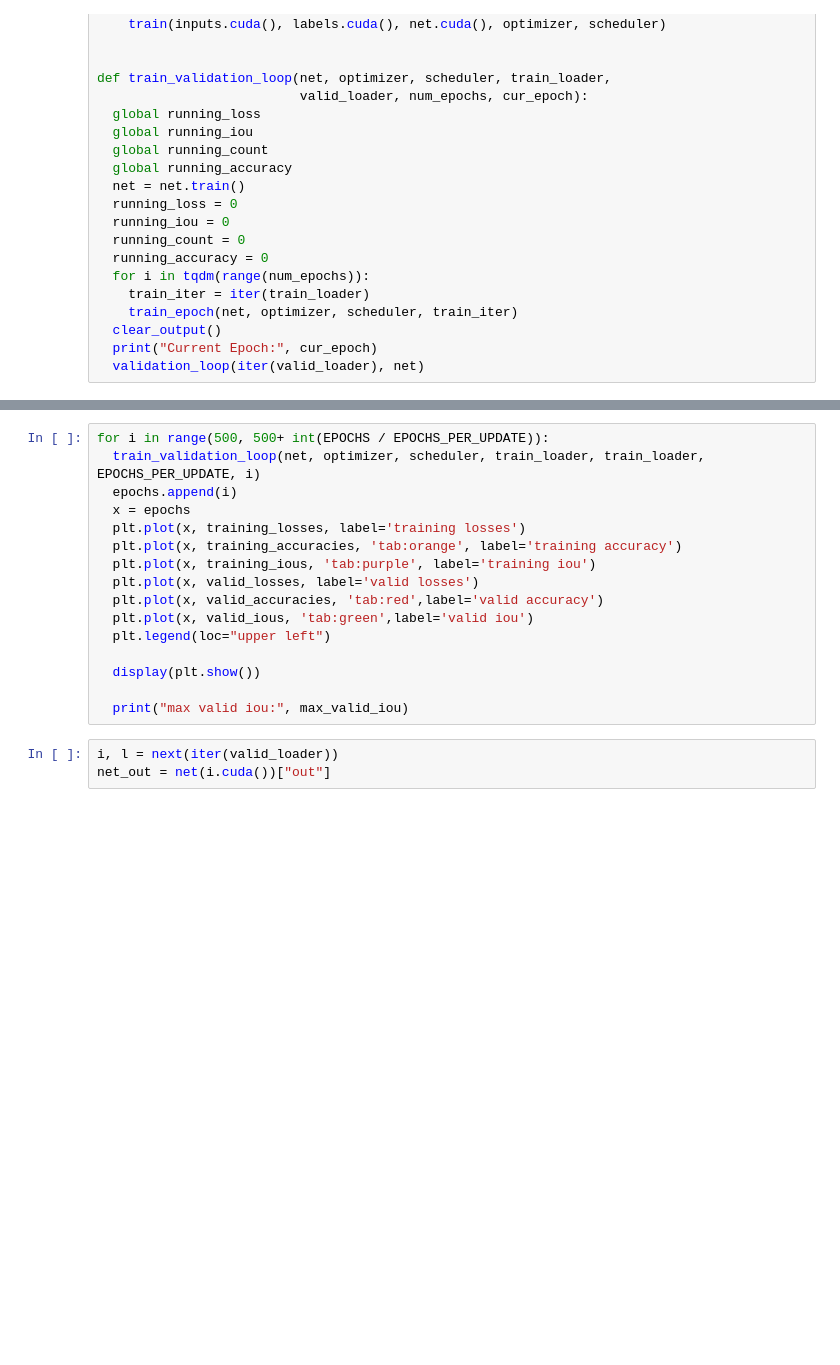
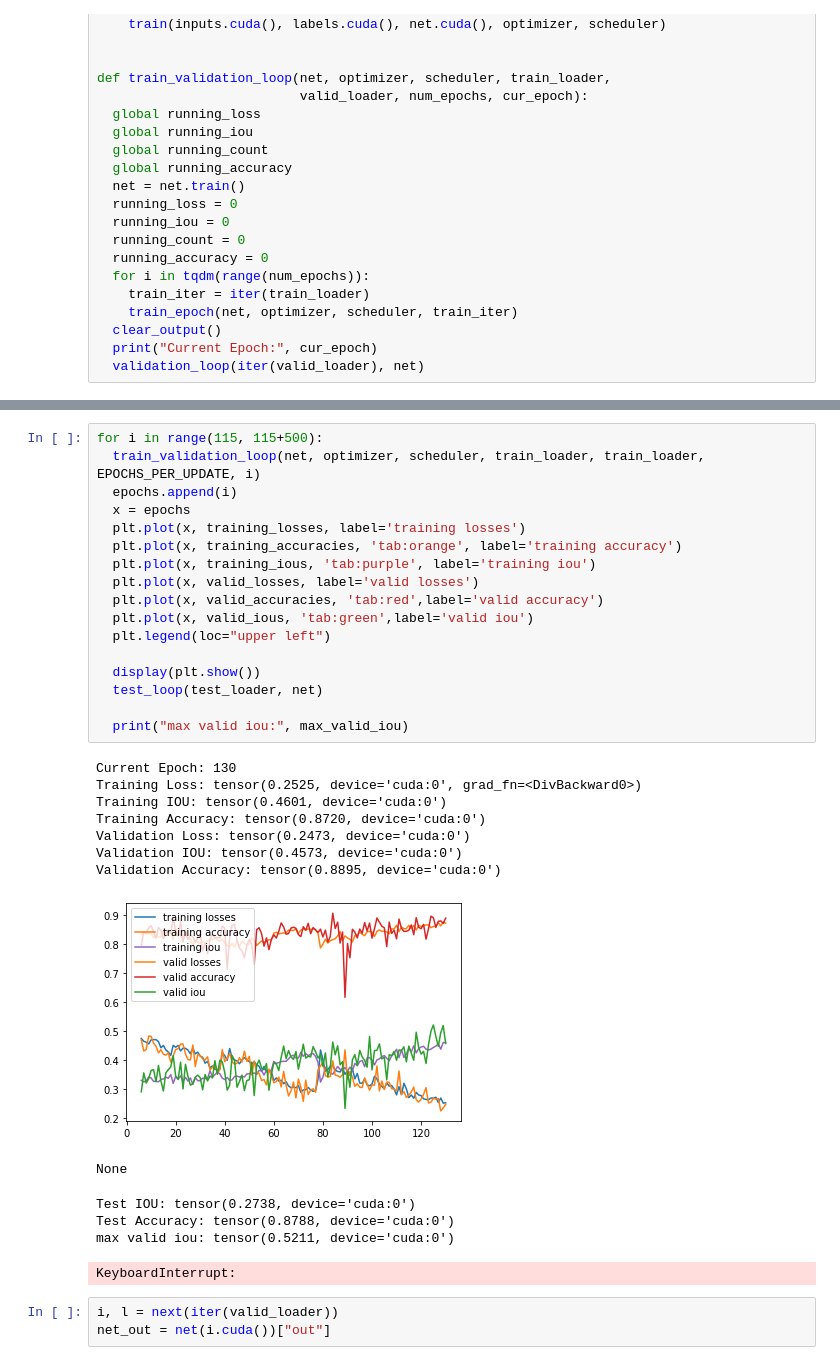
Before and after one commit to dbonafilia/SGDWR-AdamWR-Keras, a Jupyter notebook: Main_Training_Stuff.ipynb, the cells around one changed output, grey strips where cells are left out. Saved outputs shown, nothing was run; the diff lists cells and outputs as text; blank space fills up the shorter version.

```diff
--- a/Main_Training_Stuff.ipynb
+++ b/Main_Training_Stuff.ipynb
@@ -580,19 +595,34 @@ Test Accuracy: tensor(0.8452, device='cuda:0')
 # %%
-for i in range(500, 500+ int(EPOCHS / EPOCHS_PER_UPDATE)):
+for i in range(115, 115+500):
   train_validation_loop(net, optimizer, scheduler, train_loader, train_loader, EPOCHS_PER_UPDATE, i)
   epochs.append(i)
   x = epochs
   plt.plot(x, training_losses, label='training losses')
   plt.plot(x, training_accuracies, 'tab:orange', label='training accuracy')
   plt.plot(x, training_ious, 'tab:purple', label='training iou')
   plt.plot(x, valid_losses, label='valid losses')
   plt.plot(x, valid_accuracies, 'tab:red',label='valid accuracy')
   plt.plot(x, valid_ious, 'tab:green',label='valid iou')
   plt.legend(loc="upper left")
 
   display(plt.show())
+  test_loop(test_loader, net)
 
   print("max valid iou:", max_valid_iou)
+# %% [output]
+Current Epoch: 130
+Training Loss: tensor(0.2525, device='cuda:0', grad_fn=<DivBackward0>)
+Training IOU: tensor(0.4601, device='cuda:0')
+Training Accuracy: tensor(0.8720, device='cuda:0')
+Validation Loss: tensor(0.2473, device='cuda:0')
+Validation IOU: tensor(0.4573, device='cuda:0')
+Validation Accuracy: tensor(0.8895, device='cuda:0')
+[figure, added]
+None
+Test IOU: tensor(0.2738, device='cuda:0')
+Test Accuracy: tensor(0.8788, device='cuda:0')
+max valid iou: tensor(0.5211, device='cuda:0')
+KeyboardInterrupt:
 # %%
 i, l = next(iter(valid_loader))
 net_out = net(i.cuda())["out"]
```
Also changed, not shown: parts of 13 cells of this notebook.
